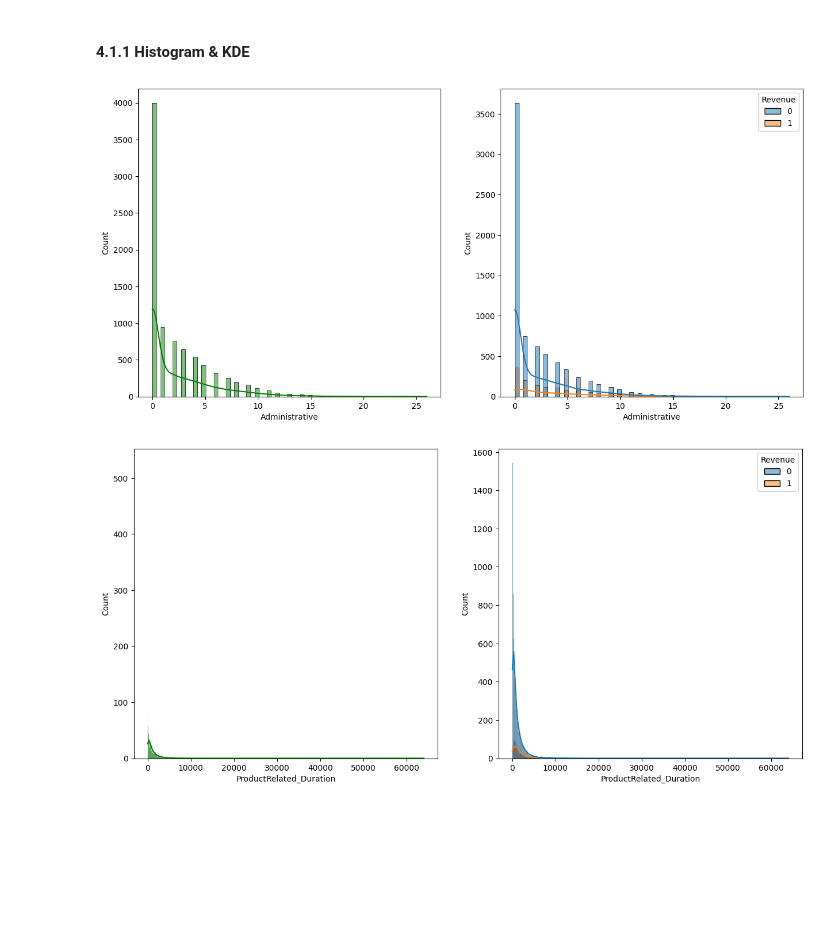
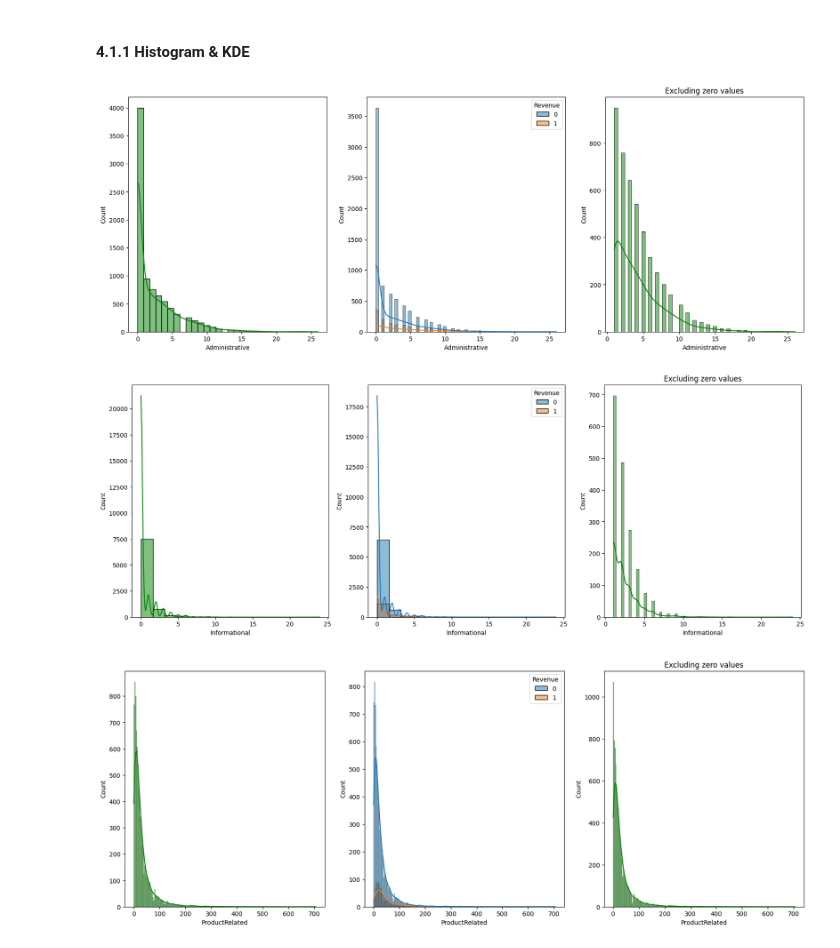
Before and after one commit to siddharthsky/customer_conversion_prediction_ML-p, a Jupyter notebook: notebooks/1. EDA.ipynb, the cells around one changed output. Drawn from its saved outputs; the diff is of its cells as text; code cells hidden in the pictures; blank space fills up the shorter version.

```diff
--- a/notebooks/1. EDA.ipynb
+++ b/notebooks/1. EDA.ipynb
@@ -226,20 +226,38 @@ df.head(2)
 # %% [markdown]
 #### 4.1.1 Histogram & KDE
 # %%
-fig, axs = plt.subplots(1,2,figsize=(15,7))
-plt.subplot(121)
-sns.histplot(data=df,x="Administrative",kde=True,color="g")
-plt.subplot(122)
+fig, axs = plt.subplots(1,3,figsize=(20,7))
+plt.subplot(131)
+sns.histplot(data=df,x="Administrative",bins=30,kde=True,color="g")
+plt.subplot(132)
 sns.histplot(data=df,x='Administrative',kde=True,hue='Revenue')
+plt.subplot(133)
+sns.histplot(x=df[df["Administrative"] != 0]["Administrative"],kde=True,color="g")
+plt.title('Excluding zero values')
 plt.show()
 # %% [output]
-[figure, old version]
+[figure, new version]
 # %%
-fig, axs = plt.subplots(1,2,figsize=(15,7))
-plt.subplot(121)
-sns.histplot(data=df,x="ProductRelated_Duration",bins=10000,kde=True,color="g")
-plt.subplot(122)
-sns.histplot(data=df,x='ProductRelated_Duration',kde=True,hue='Revenue')
+fig, axs = plt.subplots(1,3,figsize=(20,7))
+plt.subplot(131)
+sns.histplot(data=df,x="Informational",kde=True,color="g")
+plt.subplot(132)
+sns.histplot(data=df,x='Informational',kde=True,hue='Revenue')
+plt.subplot(133)
+sns.histplot(x=df[df["Informational"] != 0]["Informational"],kde=True,color="g")
+plt.title('Excluding zero values')
 plt.show()
 # %% [output]
-[figure, old version]
+[figure, new version]
+# %%
+fig, axs = plt.subplots(1,3,figsize=(20,7))
+plt.subplot(131)
+sns.histplot(data=df,x="ProductRelated",kde=True,color="g")
+plt.subplot(132)
+sns.histplot(data=df,x='ProductRelated',kde=True,hue='Revenue')
+plt.subplot(133)
+sns.histplot(x=df[df["ProductRelated"] != 0]["ProductRelated"],kde=True,color="g")
+plt.title('Excluding zero values')
+plt.show()
+# %% [output]
+[figure, added]
```
Also changed, not shown: parts of 11 cells of this notebook, 1 other file.
